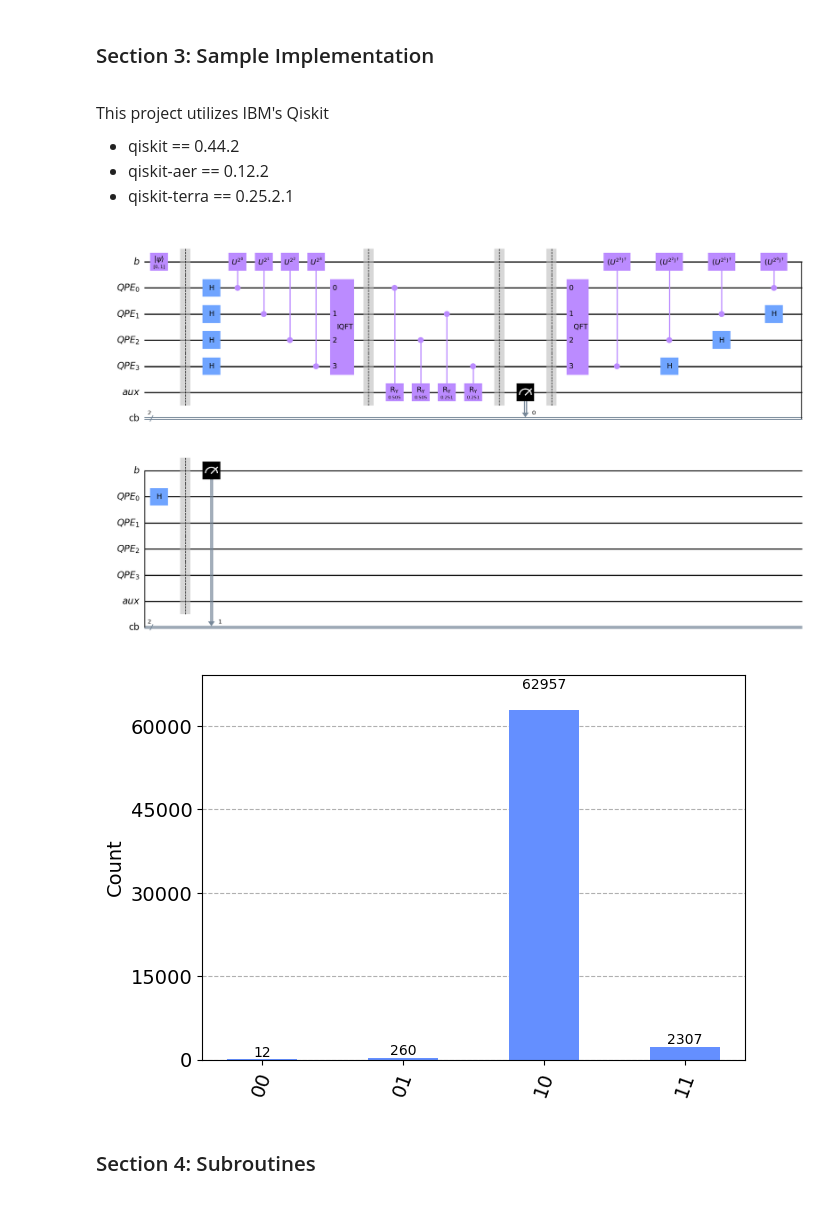
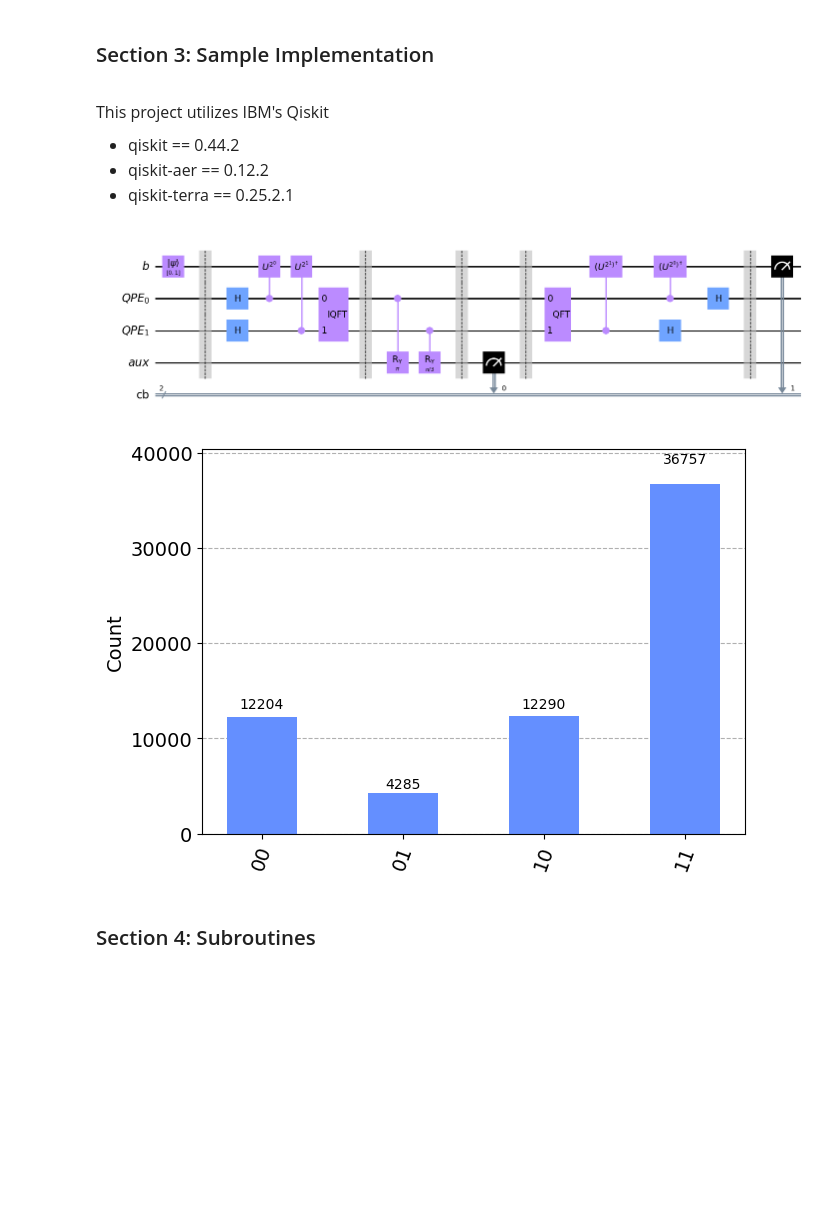
Before and after one commit to sonnyloweus/HHL-Quantum-Linear-Algebra, a Jupyter notebook: QuantumLinearAlgebra_HHL_v2.ipynb, the cells around one changed output. Saved outputs shown, nothing was run; the diff lists cells and outputs as text; code cells hidden in the pictures; blank space fills up the shorter version.

```diff
--- a/QuantumLinearAlgebra_HHL_v2.ipynb
+++ b/QuantumLinearAlgebra_HHL_v2.ipynb
@@ -307,7 +307,7 @@ def hhl_circuit(
     thetas = 2 * np.arcsin(1/eigenvalues_qpe)
     eigrot_circ = QuantumCircuit(n_b, n_q, n_a, cb)
     for i in range(len(thetas)):
-        eigrot_circ.cry(thetas[i], [n_q[i], n_q[i+2]], n_a)
+        eigrot_circ.cry(thetas[i], n_q[i], n_a)
     eigrot_circ.barrier()
 
     #### MEASURING ANCILLA ####
@@ -342,27 +342,27 @@ def hhl_circuit(
 
     return A, b, circuit
 # %%
-tol = 1e-2
+tol = 1e-1
 ev_time = pi
 
 # A is a 3x3 invertible non hermitian sparse matrix that is well scaled
 # A = np.array([[1, 0, 0],
 #               [0, 3/4, 1/2],
 #               [0, 0, 1/4]])
 # b = np.array([0, 0, 1])
 A = np.array([[3/4, 1/4],
               [1/4, 3/4]])
 b = np.array([0, 1])
 A, b, hhl = hhl_circuit(A, b, tol, ev_time)
 hhl.draw('mpl')
 # %% [output]
-[figure, old version]
+[figure, new version]
 # %%
 job = execute(hhl, backend=backend_qasm, shots=2**16)
 counts = job.result().get_counts()
 plot_histogram(counts)
 # %% [output]
-[figure, old version]
+[figure, new version]
 # %% [markdown]
 <div style="font-family: 'Times New Roman'; font-size: 16px;">
 
```
